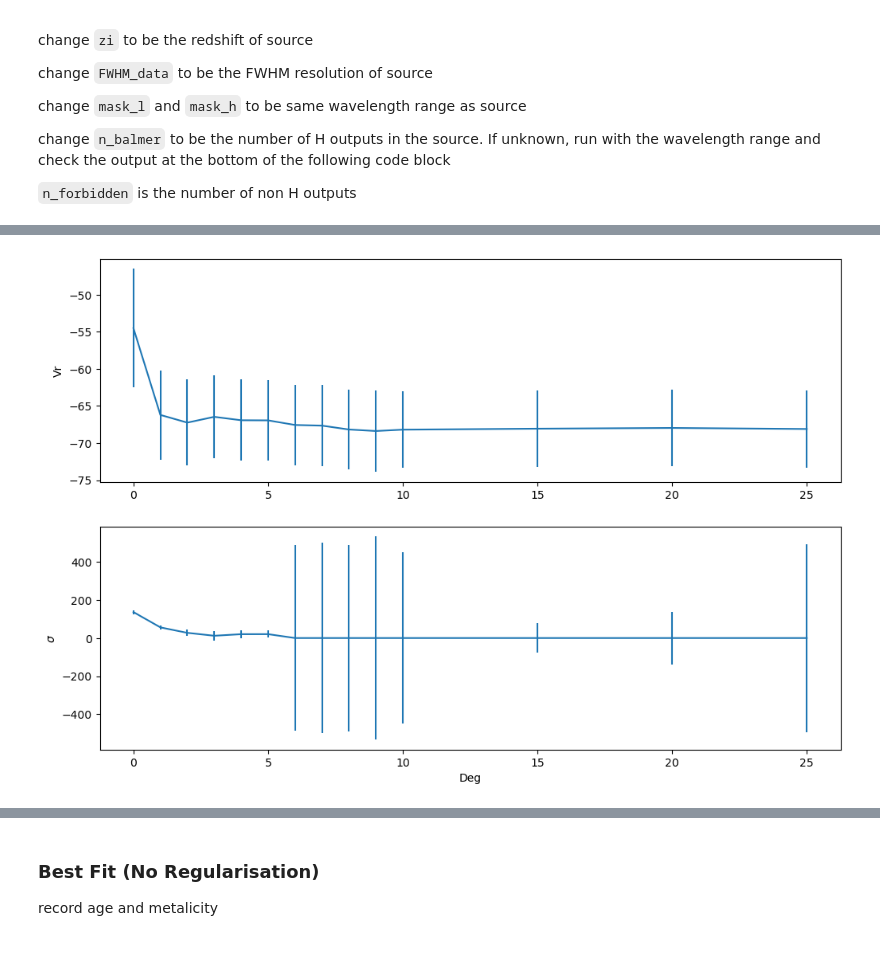
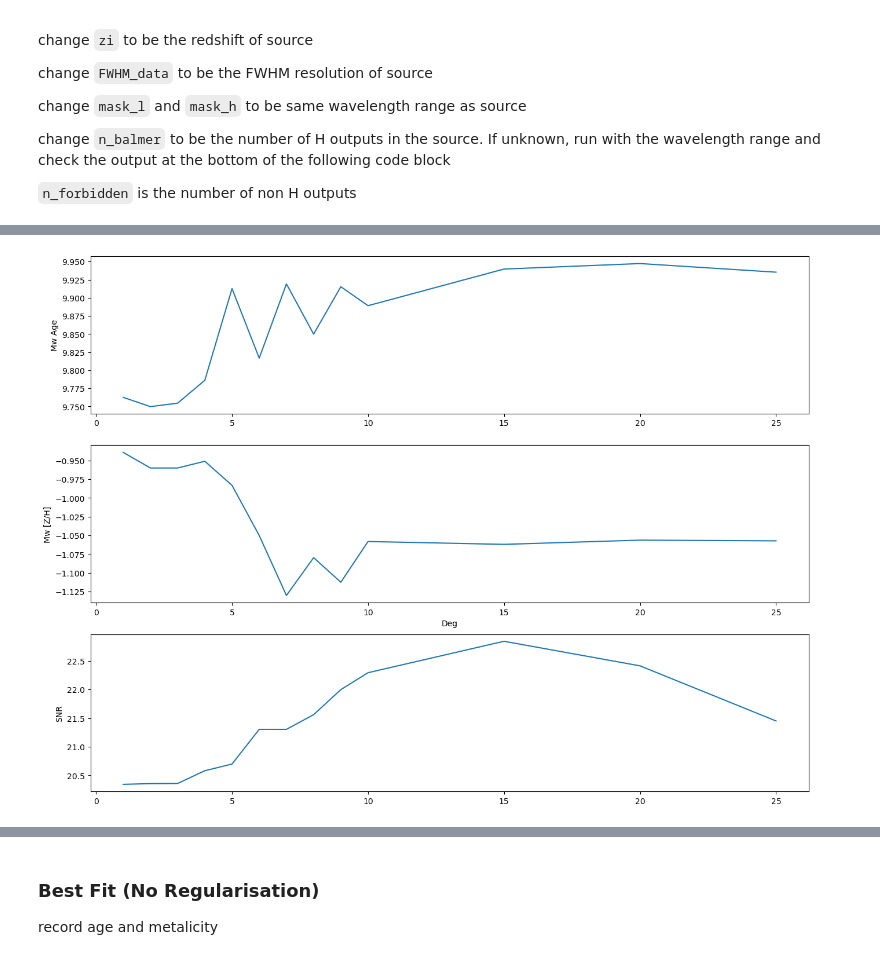
Before and after one commit to daniel-lyon/CAS-Summer-Project, a Jupyter notebook: scripts/stellar_pops.ipynb, the cells around one changed output, grey strips where cells are left out. Drawn from its saved outputs; the diff is of its cells as text; code cells hidden in the pictures.

```diff
--- a/scripts/stellar_pops.ipynb
+++ b/scripts/stellar_pops.ipynb
@@ -19,8 +13,8 @@ class HaltException(Exception): pass
 # %% [markdown]
 ### Files
 # %%
-fittable_file = '/home/daniel/Documents/Swinburne/ultra-diffuse-galaxies/results_GC/NGC_247/GCs/obj3/mean_NCS.fits'
-out_dir = '/home/daniel/Documents/Swinburne/ultra-diffuse-galaxies/results_SP/NGC_247/GCs/obj3/'
+fittable_file = '/home/daniel/Documents/Swinburne/ultra-diffuse-galaxies/results_GC/NGC_247/GCs/obj1/mean_NCS.fits'
+out_dir = '/home/daniel/Documents/Swinburne/ultra-diffuse-galaxies/results_SP/NGC_247/GCs/'
 
 model_dir = '/home/daniel/Documents/Swinburne/ultra-diffuse-galaxies/MILES_BASTI_KU_baseFe/'
 
@@ -39,12 +33,11 @@ change `n_balmer` to be the number of H outputs in the source. If unknown, run w
 `n_forbidden` is the number of non H outputs
 # %%
 #### FOR DF9 L_BL_4550 (out of focus)
-zi = 0.000355 #redshift guess
+zi = 0.00052 #redshift guess
 FWHM_data = 4550 / 1800 # data resolution
 start0=0 ;  start1=10
-mask_l=3750; mask_h=5350 # wavelength masks to apply at either end
-deg_k=5 ; deg_p=6; reg_val=0.1 # final polynomial / multiplicitive / regularisations to apply
-n_balmer = 3  ;  n_forbidden = 1   # need to know
+mask_l=3650; mask_h=5500 # wavelength masks to apply at either end
+n_balmer = 3  ;  n_forbidden = 3   # need to know
 region = "all_minus_10" # define a region to fit (default/all/no_mgb/blue/red/before_mgb/lt5100)
 
 # ----------------------------------------------------------------------------------------------
@@ -137,0 +183,2 @@ After running, return to *Model Parameters* and update `deg_k` with best fit
+# %%
+deg_k = 5
@@ -138,48 +189,60 @@ After running, return to *Model Parameters* and update `deg_k` with best fit
 # %%
-deg_kinem = np.asarray([0,1,2,3,4,5,6,7,8,9,10,15,20,25])  #series of degrees to check
+deg_pop = np.asarray([1,2,3,4,5,6,7,8,9,10,15,20,25])  #series of degrees to check
 
-def process_deg_kinem(i):
-    pp = ppxf.ppxf.ppxf(templates, galaxy, noise, VelScale, start, goodpixels=goodPixels,
-                        plot=True, moments=moments, degree=i, mdegree=-1, vsyst=dv, lam=wave,
-                        clean=False, regul=False, reg_dim=reg_dim, component=component,
-                        gas_component=gas_component, gas_names=gas_names)
+########## Once we select the degree for the kinematics
+pp = ppxf.ppxf.ppxf(templates, galaxy, noise, VelScale, start, goodpixels=goodPixels,
+      plot=False, moments=moments, degree=deg_k, mdegree=-1, vsyst=dv, lam=wave,
+      clean=False, regul=False, reg_dim=reg_dim, component=component,
+      gas_component=gas_component, gas_names=gas_names)  # ,velscale_ratio=velscale_ratio)
 
-    noise1 = noise * np.sqrt(pp.chi2)
-    vr = pp.sol[0][0]
-    evr = pp.error[0][0] * np.sqrt(pp.chi2)
-    sig = pp.sol[0][1]
-    esig = pp.error[0][1] * np.sqrt(pp.chi2)
-    return vr, evr, sig, esig
+noise1 = noise * np.sqrt(pp.chi2)
 
-def run_deg_kinem(deg_kinem):
+def process_deg_pop(i):
+    pp1 = ppxf.ppxf.ppxf(templates, galaxy, noise1, VelScale, [pp.sol[0], pp.sol[1]], fixed=fixed, goodpixels=goodPixels,
+            plot=False, moments=moments, degree=deg_k, mdegree=deg_pop[i], vsyst=dv, lam=wave,
+            clean=True, regul=False, reg_dim=reg_dim, component=component,
+            gas_component=gas_component, gas_names=gas_names)#,velscale_ratio=velscale_ratio)
+
+    weights = pp1.weights[~gas_component]
+    weights = weights.reshape(reg_dim)/weights.sum()
+    mwt = miles.mean_age_metal(weights)[0]
+    mwz = miles.mean_age_metal(weights)[1]
+    snr = np.median(pp1.bestfit) / np.std(galaxy - pp1.bestfit)
+    return mwt, mwz, snr
+
+def run_deg_pop(deg_pop):
     results = []
     with Pool() as pool:
-        for result in pool.imap(process_deg_kinem, range(len(deg_kinem))):
+        for result in pool.imap(process_deg_pop, range(len(deg_pop))):
             results.append(result)
 
-    vr = [result[0] for result in results]
-    evr = [result[1] for result in results]
-    sig = [result[2] for result in results]
-    esig = [result[3] for result in results]
-    return vr, evr, sig, esig
+    mwt = [result[0] for result in results]
+    mwz = [result[1] for result in results]
+    snr = [result[2] for result in results]
+    return mwt, mwz, snr
 
-vr, evr, sig, esig = run_deg_kinem(deg_kinem)
+mwt, mwz, snr = run_deg_pop(deg_pop)
 
 clear_output()
-data=[deg_kinem, vr, evr, sig, esig]
 
-fig = plt.figure(1, figsize=(12, 8))
-ax1 = plt.subplot(211)
-ax2 = plt.subplot(212)
+fig = plt.figure(2, figsize=(16, 12))
+ax1 = plt.subplot(311)
+ax2 = plt.subplot(312)
+ax3 = plt.subplot(313)
 
-ax1.errorbar(data[0], data[1], yerr = data[2])
-ax1.set_ylabel("Vr")
+ax1.errorbar(deg_pop, mwt)
+ax1.set_ylabel("Mw Age")
 
-ax2.errorbar(data[0], data[3], yerr = data[4])
-ax2.set_ylabel("$\sigma$")
+ax2.errorbar(deg_pop, mwz)
+ax2.set_ylabel("Mw [Z/H]")
+
+ax3.errorbar(deg_pop, snr)
+ax3.set_ylabel("SNR")
+
 ax2.set_xlabel("Deg")
-plt.savefig(out_dir+'deg_p.png')
+if write_out:
+    plt.savefig(out_dir+'deg_p.png')
 plt.show()
 # %% [output]
-[figure, old version]
+[figure, new version]
 # %% [markdown]
```
Also changed, not shown: parts of 12 cells of this notebook, 41 other files.
